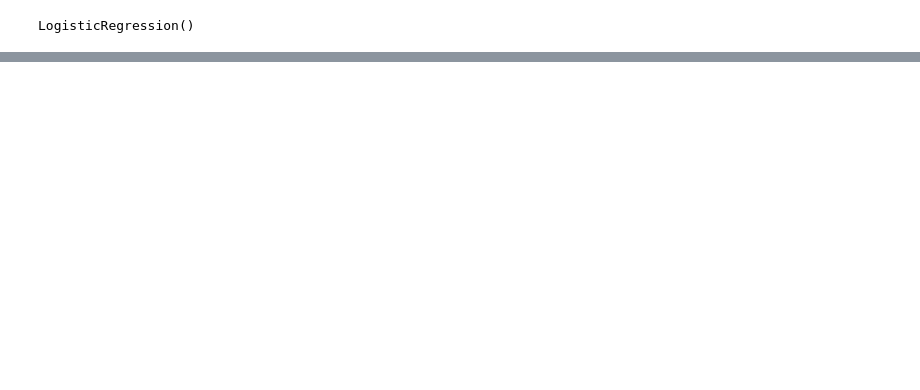
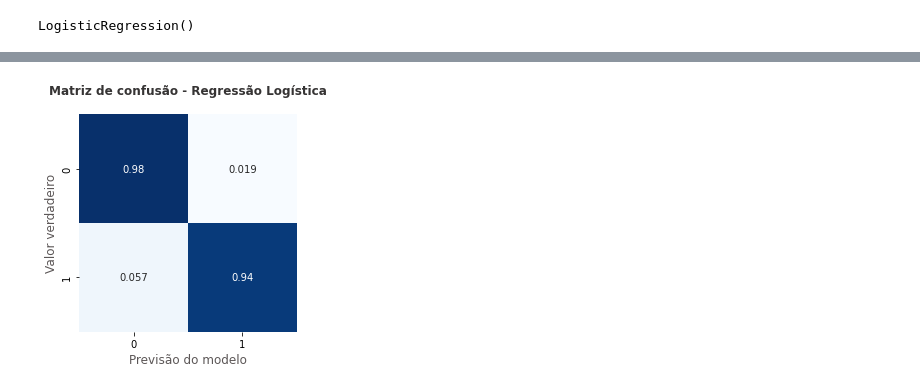
Before and after one commit to pedrohmpaiva/deteccao_fraude_cartao_credito, a Jupyter notebook: Detecção_de_Fraude_em_Cartões_de_Crédito.ipynb, the cells around one changed output, grey strips where cells are left out. Cells and saved outputs as stored; diff of their text form; code cells hidden in the pictures; blank space fills up the shorter version.

```diff
--- a/Detecção_de_Fraude_em_Cartões_de_Crédito.ipynb
+++ b/Detecção_de_Fraude_em_Cartões_de_Crédito.ipynb
@@ -614,0 +761,18 @@ Um outro fator a ser considerado é a quantidade de falsos positivos, ou seja, a
+# %%
+#Plotando matriz de confusão - RL
+
+matriz = confusion_matrix(y_test, y_pred, normalize= 'true')
+sns.heatmap(matriz, square=True, annot=True, cbar=False, cmap= 'Blues')
+
+plt.title('Matriz de confusão - Regressão Logística',
+          fontsize = 12,
+          color = preto_titulo,
+          pad= 20,
+          fontweight= 'bold')
+
+plt.xlabel('Previsão do modelo',fontsize = 12, color= preto_elementos)
+plt.ylabel('Valor verdadeiro'  ,fontsize = 12, color= preto_elementos)
+
+plt.show()
+# %% [output]
+[figure, added]
```
Also changed, not shown: parts of 58 cells of this notebook.
